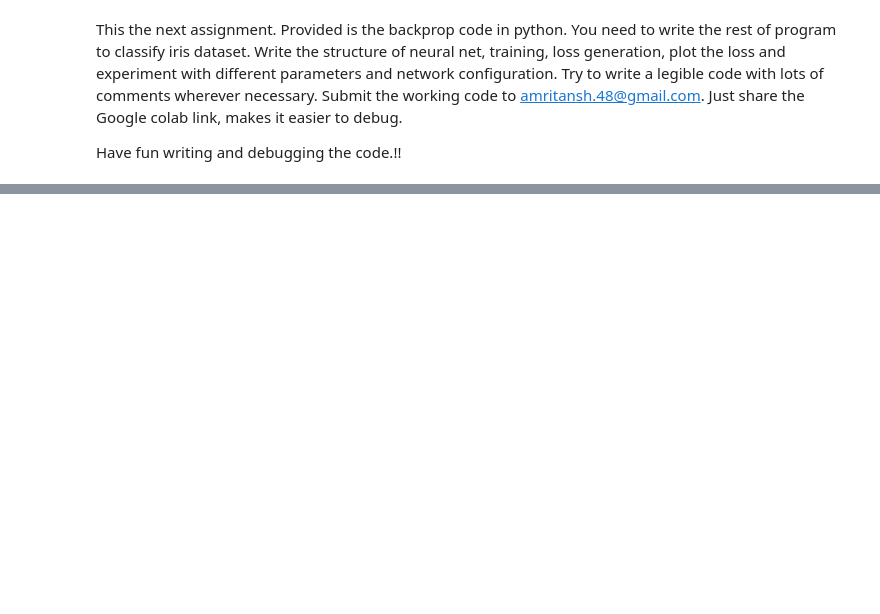
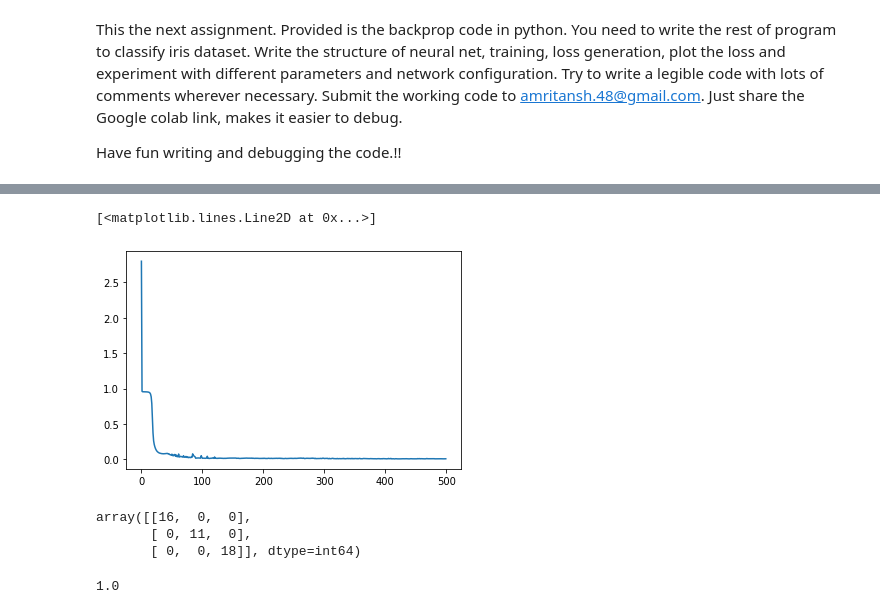
Before and after one commit to manojec054/Assignment, a Jupyter notebook: Assignment_2_2.ipynb, the cells around one changed output, grey strips where cells are left out. Saved outputs shown, nothing was run; the diff lists cells and outputs as text; code cells hidden in the pictures; blank space fills up the shorter version.

```diff
--- a/Assignment_2_2.ipynb
+++ b/Assignment_2_2.ipynb
@@ -85,0 +117,6 @@ iris_data
+# %%
+# dummies is created to get proper shaped values in output neuron,
+# EX: y = 1 = [0,1,0]
+#     y = 0 = [1,0,0]
+df = pd.get_dummies(df, columns=['target'], prefix='target')
+df.head()
@@ -85,0 +130,29 @@ iris_data
+# %%
+layer = Layer()
+layer.add_layer(8, input_layer_neuron)       # Hidden layer 1
+layer.add_layer(10, 8)                       # Hidden layer 2
+layer.add_layer(output_layer_neuron, 10)     # output layer
+# %%
+from sklearn.model_selection import train_test_split
+X_train, X_test, y_train, y_test = train_test_split(df.loc[:,:'petal width (cm)'], df.iloc[:,4:], random_state=100, test_size=0.3)
+# %%
+nw = Network(layer.weight, layer.bias, layer.hidden_layer)
+loss_list = []
+epoch = 500
+learning_rate = 0.5
+for i in range(0, epoch):
+    for row, x in enumerate(range(0, X_train.shape[0])):
+        x = X_train.iloc[row].values.reshape(4, 1)
+        y = y_train.iloc[row].values.reshape(3,1)
+        grad_bias, grad_weight, loss = nw.backprop(x, y)
+        layer.weight = layer.weight - (learning_rate * np.array(grad_weight))
+        layer.bias = layer.bias - (learning_rate * np.array(grad_bias))
+        nw.update_weight_bias(layer.weight, layer.bias)
+
+    loss_list.append(loss)
+# %%
+import matplotlib.pyplot as plt
+plt.plot(loss_list)
+# %% [output]
+[<matplotlib.lines.Line2D at 0x...>]
+[figure, added]
@@ -85,0 +164,11 @@ iris_data
+# %%
+confusion_matrix(np.array(pred), np.argmax(y_test.values, axis=1))
+# %% [output]
+array([[16,  0,  0],
+       [ 0, 11,  0],
+       [ 0,  0, 18]], dtype=int64)
+# %%
+
+accuracy_score(np.array(pred), np.argmax(y_test.values, axis=1))
+# %% [output]
+1.0
```
Also changed, not shown: parts of 9 cells of this notebook.
